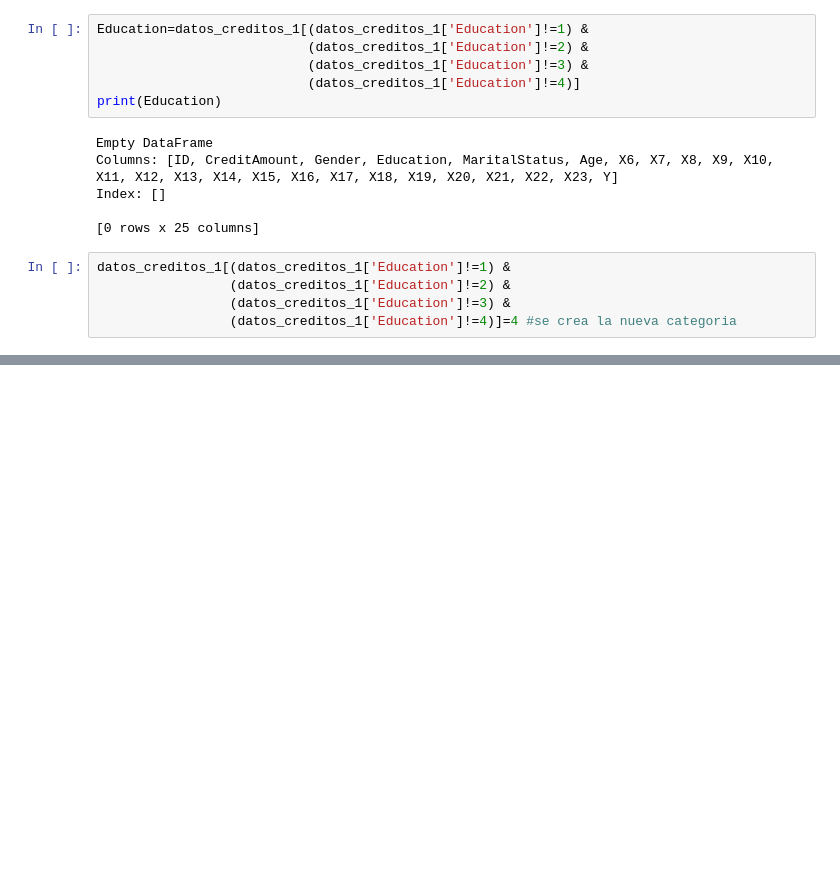
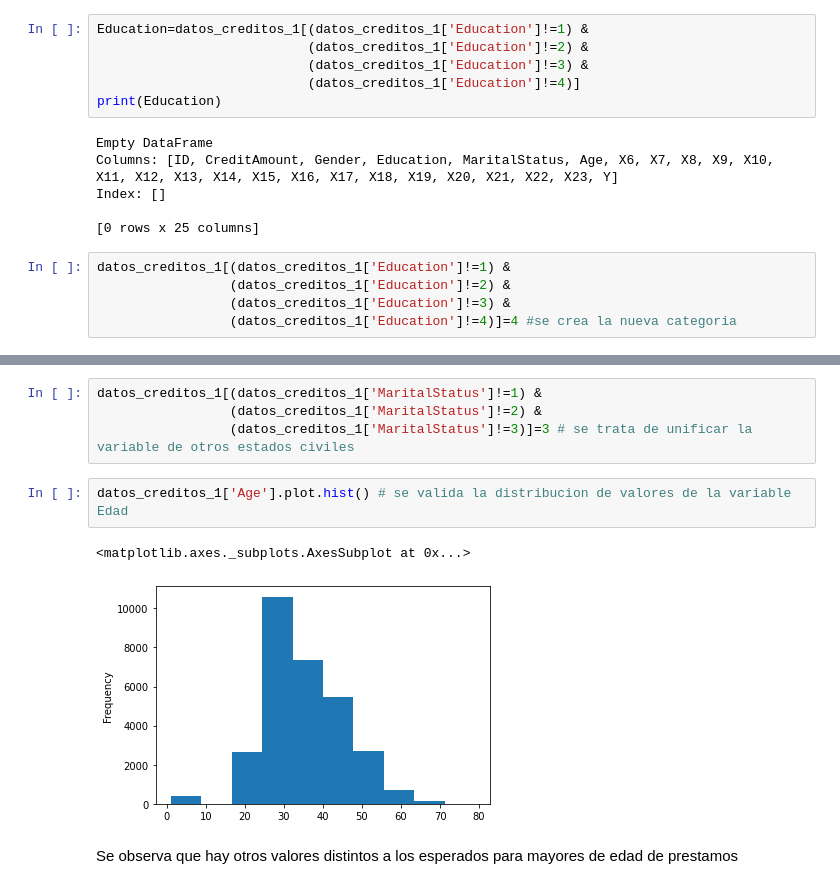
Before and after one commit to PosgradoMNA/actividades-de-aprendizaje-DalinaV, a Jupyter notebook: Actividad_1_Semana3_A01793258.ipynb, the cells around one changed output, grey strips where cells are left out. Drawn from its saved outputs; the diff is of its cells as text; blank space fills up the shorter version.

```diff
--- a/Actividad_1_Semana3_A01793258.ipynb
+++ b/Actividad_1_Semana3_A01793258.ipynb
@@ -228,0 +273,11 @@ datos_creditos_1[(datos_creditos_1['Education']!=1) &
+# %%
+datos_creditos_1[(datos_creditos_1['MaritalStatus']!=1) &
+                 (datos_creditos_1['MaritalStatus']!=2) &
+                 (datos_creditos_1['MaritalStatus']!=3)]=3 # se trata de unificar la variable de otros estados civiles
+# %%
+datos_creditos_1['Age'].plot.hist() # se valida la distribucion de valores de la variable Edad
+# %% [output]
+<matplotlib.axes._subplots.AxesSubplot at 0x...>
+[figure, added]
+# %% [markdown]
+Se observa que hay otros valores distintos a los esperados para mayores de edad de prestamos
```
Also changed, not shown: parts of 42 cells of this notebook.
